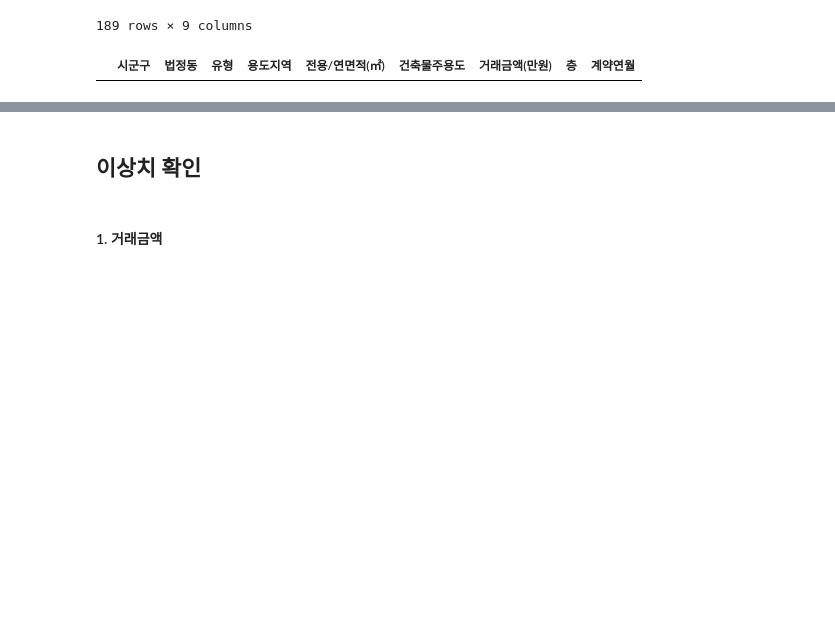
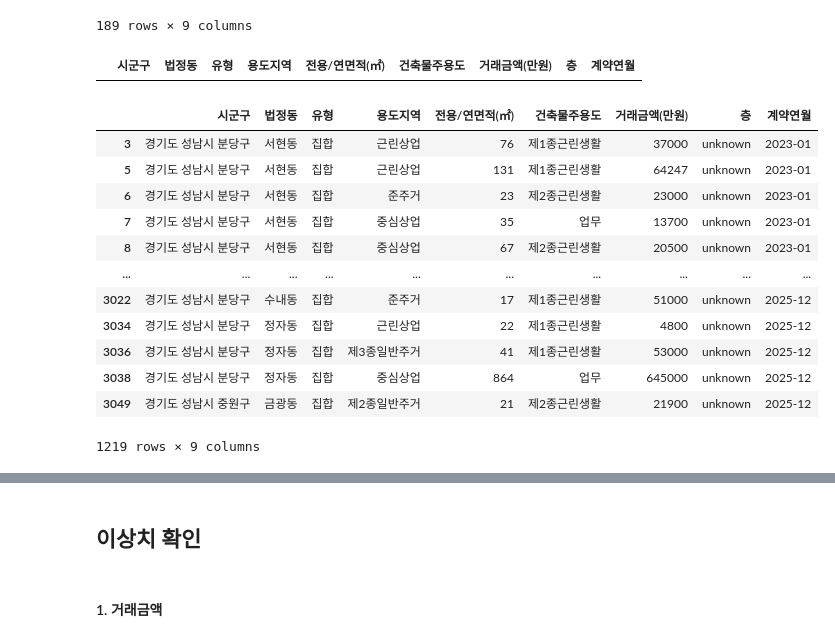
Before and after one commit to bulsajo1/final_project, a Jupyter notebook: eunbi/new_거래량_2차 전처리.ipynb, the cells around one changed output, grey strips where cells are left out. Cells and saved outputs as stored; diff of their text form; code cells hidden in the pictures; blank space fills up the shorter version.

```diff
--- a/eunbi/new_거래량_2차 전처리.ipynb
+++ b/eunbi/new_거래량_2차 전처리.ipynb
@@ -189,0 +194,16 @@ trans_df[(trans_df['유형'] == '일반') & (trans_df['층'].notna())]
+# %%
+trans_df.loc[(trans_df['유형'] == '집합') & (trans_df['층'] == 'unknown')]
+# %% [output]
+|  | 시군구 | 법정동 | 유형 | 용도지역 | 전용/연면적(㎡) | 건축물주용도 | 거래금액(만원) | 층 | 계약연월 |
+| 3 | 경기도 성남시 분당구 | 서현동 | 집합 | 근린상업 | 76 | 제1종근린생활 | 37000 | unknown | 2023-01 |
+| 5 | 경기도 성남시 분당구 | 서현동 | 집합 | 근린상업 | 131 | 제1종근린생활 | 64247 | unknown | 2023-01 |
+| 6 | 경기도 성남시 분당구 | 서현동 | 집합 | 준주거 | 23 | 제2종근린생활 | 23000 | unknown | 2023-01 |
+| 7 | 경기도 성남시 분당구 | 서현동 | 집합 | 중심상업 | 35 | 업무 | 13700 | unknown | 2023-01 |
+| 8 | 경기도 성남시 분당구 | 서현동 | 집합 | 중심상업 | 67 | 제2종근린생활 | 20500 | unknown | 2023-01 |
+| ... | ... | ... | ... | ... | ... | ... | ... | ... | ... |
+| 3022 | 경기도 성남시 분당구 | 수내동 | 집합 | 준주거 | 17 | 제1종근린생활 | 51000 | unknown | 2025-12 |
+| 3034 | 경기도 성남시 분당구 | 정자동 | 집합 | 근린상업 | 22 | 제1종근린생활 | 4800 | unknown | 2025-12 |
+| 3036 | 경기도 성남시 분당구 | 정자동 | 집합 | 제3종일반주거 | 41 | 제1종근린생활 | 53000 | unknown | 2025-12 |
+| 3038 | 경기도 성남시 분당구 | 정자동 | 집합 | 중심상업 | 864 | 업무 | 645000 | unknown | 2025-12 |
+| 3049 | 경기도 성남시 중원구 | 금광동 | 집합 | 제2종일반주거 | 21 | 제2종근린생활 | 21900 | unknown | 2025-12 |
+1219 rows × 9 columns
```
Also changed, not shown: parts of 6 cells of this notebook.
